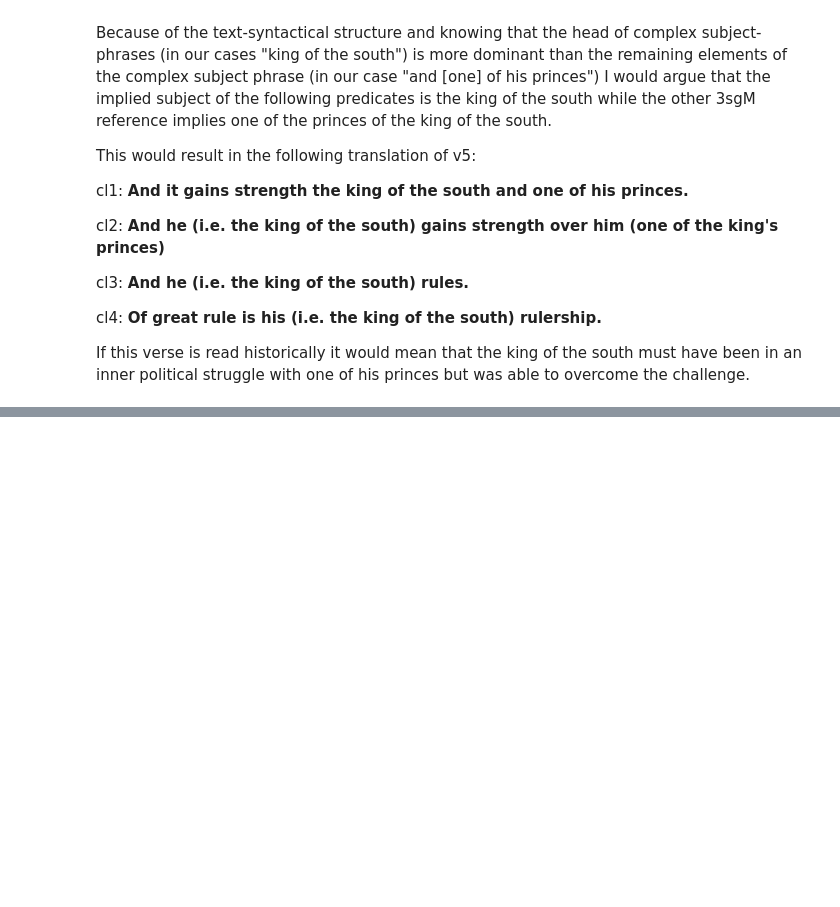
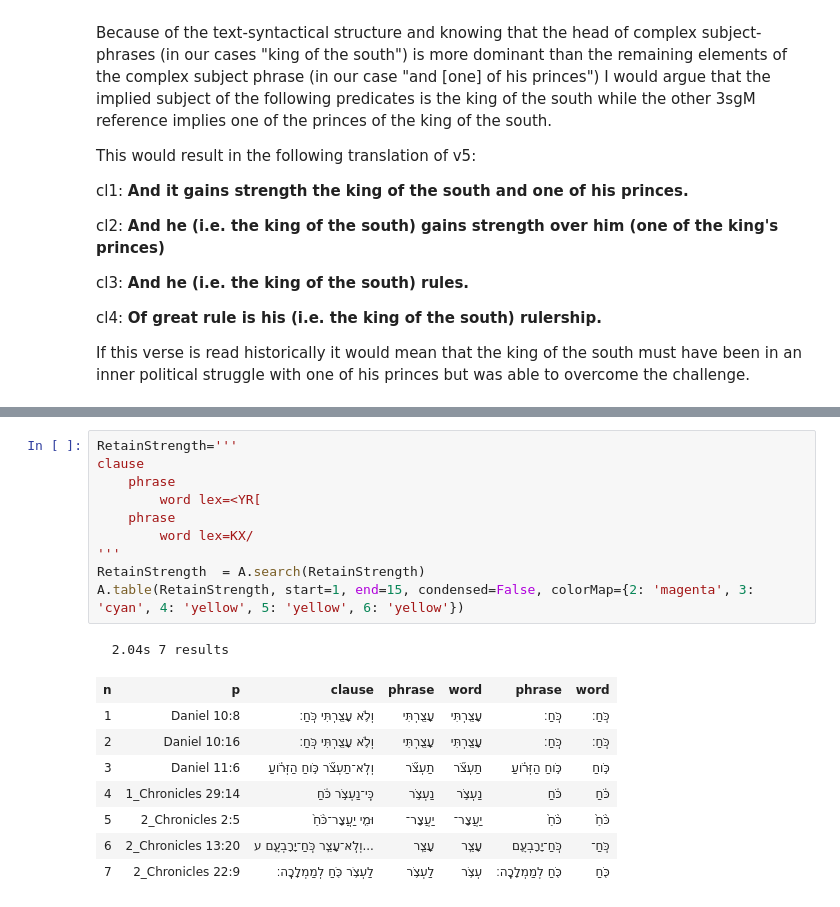
Before and after one commit to oliverglanz/Text-Fabric, a Jupyter notebook: Daniel11/0000_ETCBC-TF_2002-BHS_Daniel11_research_o.glanz_prof-edition.ipynb, the cells around one changed output, grey strips where cells are left out. Saved outputs shown, nothing was run; the diff lists cells and outputs as text; blank space fills up the shorter version.

```diff
--- a/Daniel11/0000_ETCBC-TF_2002-BHS_Daniel11_research_o.glanz_prof-edition.ipynb
+++ b/Daniel11/0000_ETCBC-TF_2002-BHS_Daniel11_research_o.glanz_prof-edition.ipynb
@@ -551,0 +591,20 @@ A.table(DoingUprightness, start=1, end=15, condensed=False, colorMap={2: 'magent
+# %%
+RetainStrength='''
+clause
+    phrase
+        word lex=<YR[
+    phrase
+        word lex=KX/
+'''
+RetainStrength  = A.search(RetainStrength)
+A.table(RetainStrength, start=1, end=15, condensed=False, colorMap={2: 'magenta', 3: 'cyan', 4: 'yellow', 5: 'yellow', 6: 'yellow'})
+# %% [output]
+  2.04s 7 results
+| n | p | clause | phrase | word | phrase | word |
+| 1 | Daniel 10:8 | וְלֹ֥א עָצַ֖רְתִּי כֹּֽחַ׃ | עָצַ֖רְתִּי | עָצַ֖רְתִּי | כֹּֽחַ׃ | כֹּֽחַ׃ |
+| 2 | Daniel 10:16 | וְלֹ֥א עָצַ֖רְתִּי כֹּֽחַ׃ | עָצַ֖רְתִּי | עָצַ֖רְתִּי | כֹּֽחַ׃ | כֹּֽחַ׃ |
+| 3 | Daniel 11:6 | וְלֹֽא־תַעְצֹ֞ר כֹּ֣וחַ הַזְּרֹ֗ועַ | תַעְצֹ֞ר | תַעְצֹ֞ר | כֹּ֣וחַ הַזְּרֹ֗ועַ | כֹּ֣וחַ |
+| 4 | 1_Chronicles 29:14 | כִּֽי־נַעְצֹ֣ר כֹּ֔חַ | נַעְצֹ֣ר | נַעְצֹ֣ר | כֹּ֔חַ | כֹּ֔חַ |
+| 5 | 2_Chronicles 2:5 | וּמִ֤י יַעֲצָר־כֹּ֨חַ֙ | יַעֲצָר־ | יַעֲצָר־ | כֹּ֨חַ֙ | כֹּ֨חַ֙ |
+| 6 | 2_Chronicles 13:20 | וְלֹֽא־עָצַ֧ר כֹּֽחַ־יָרָבְעָ֛ם ע... | עָצַ֧ר | עָצַ֧ר | כֹּֽחַ־יָרָבְעָ֛ם | כֹּֽחַ־ |
+| 7 | 2_Chronicles 22:9 | לַעְצֹ֥ר כֹּ֖חַ לְמַמְלָכָֽה׃ | לַעְצֹ֥ר | עְצֹ֥ר | כֹּ֖חַ לְמַמְלָכָֽה׃ | כֹּ֖חַ |
```
Also changed, not shown: parts of 24 cells of this notebook.
